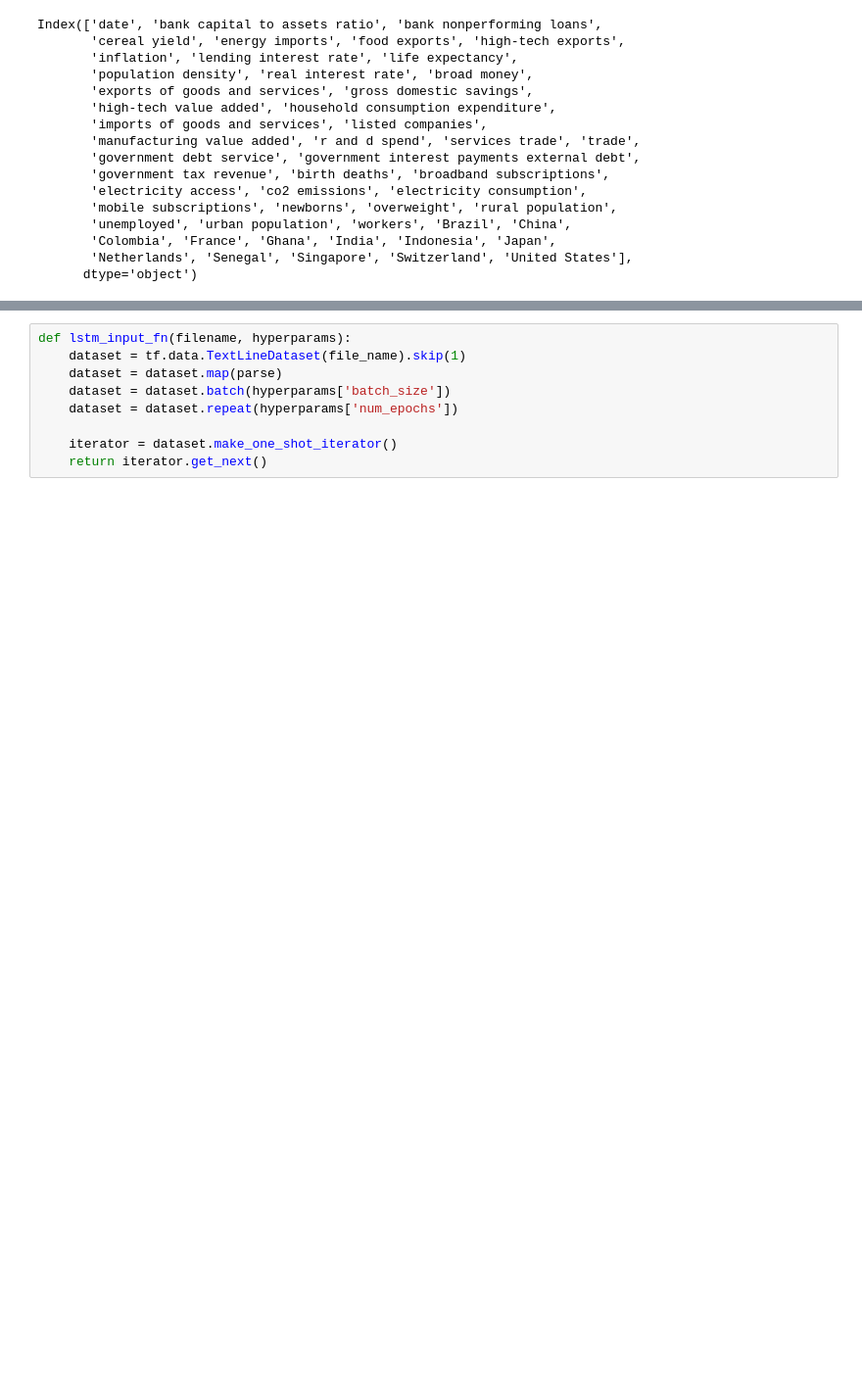
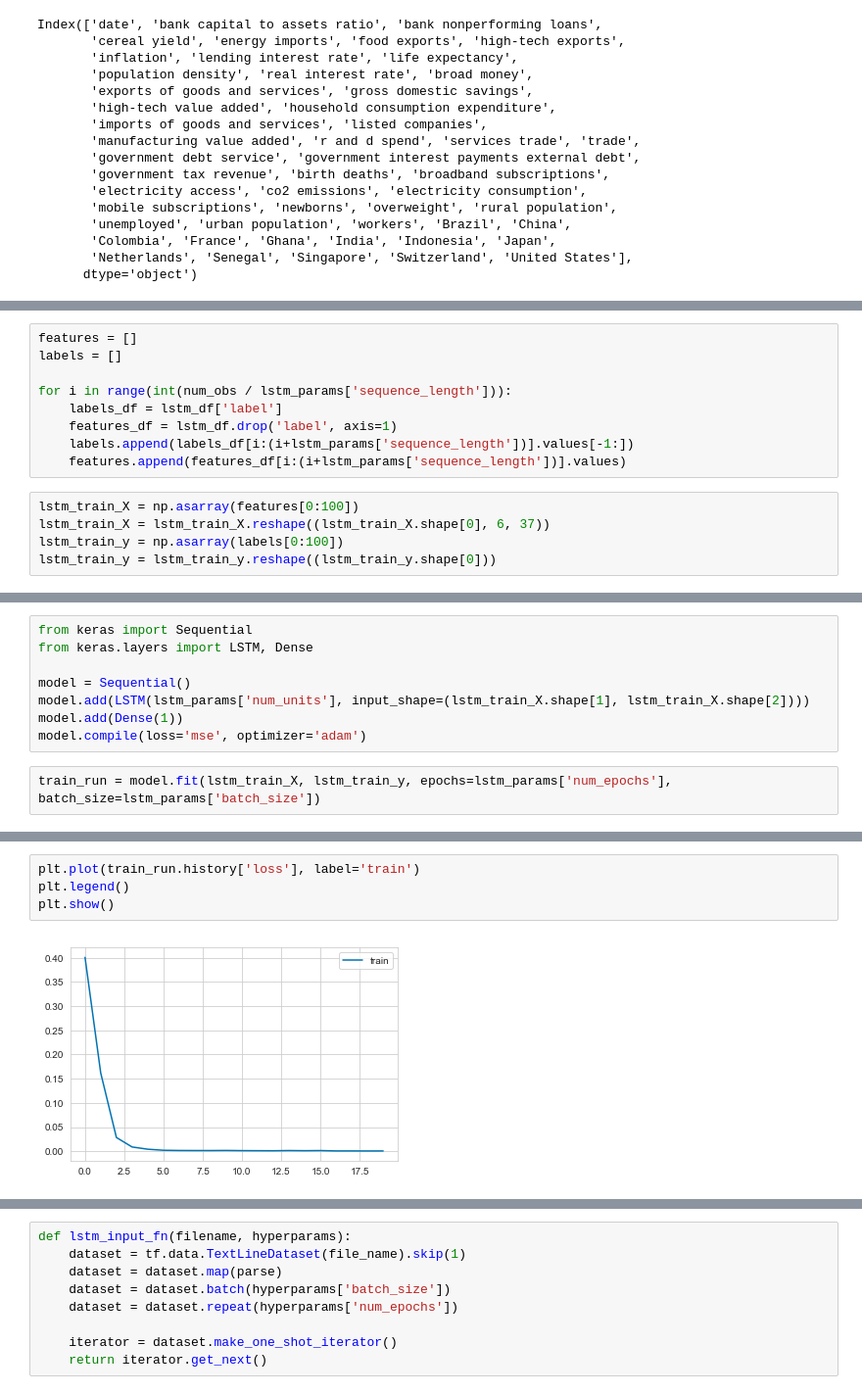
Before and after one commit to denominations-io/macroeconomics, a Jupyter notebook: model_one.ipynb, the cells around one changed output, grey strips where cells are left out. Shown: that part at 98% size. Saved outputs shown, nothing was run; the diff lists cells and outputs as text; blank space fills up the shorter version.

Commit message:
model one lstm

```diff
--- a/model_one.ipynb
+++ b/model_one.ipynb
@@ -151,0 +170,14 @@ num_features = len(feature_cols)
+# %%
+features = []
+labels = []
+
+for i in range(int(num_obs / lstm_params['sequence_length'])):
+    labels_df = lstm_df['label']
+    features_df = lstm_df.drop('label', axis=1)
+    labels.append(labels_df[i:(i+lstm_params['sequence_length'])].values[-1:])
+    features.append(features_df[i:(i+lstm_params['sequence_length'])].values)
+# %%
+lstm_train_X = np.asarray(features[0:100])
+lstm_train_X = lstm_train_X.reshape((lstm_train_X.shape[0], 6, 37))
+lstm_train_y = np.asarray(labels[0:100])
+lstm_train_y = lstm_train_y.reshape((lstm_train_y.shape[0]))
@@ -151,0 +191,10 @@ num_features = len(feature_cols)
+# %%
+from keras import Sequential
+from keras.layers import LSTM, Dense
+
+model = Sequential()
+model.add(LSTM(lstm_params['num_units'], input_shape=(lstm_train_X.shape[1], lstm_train_X.shape[2])))
+model.add(Dense(1))
+model.compile(loss='mse', optimizer='adam')
+# %%
+train_run = model.fit(lstm_train_X, lstm_train_y, epochs=lstm_params['num_epochs'], batch_size=lstm_params['batch_size'])
@@ -151,0 +219,6 @@ num_features = len(feature_cols)
+# %%
+plt.plot(train_run.history['loss'], label='train')
+plt.legend()
+plt.show()
+# %% [output]
+[figure, added]
```
Also changed, not shown: parts of 36 cells of this notebook.
